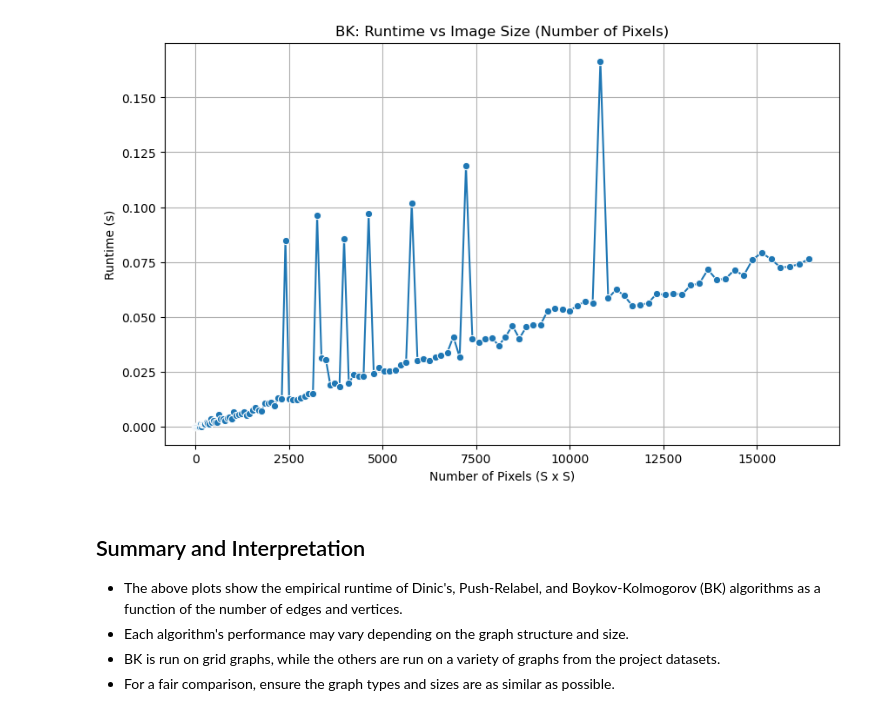
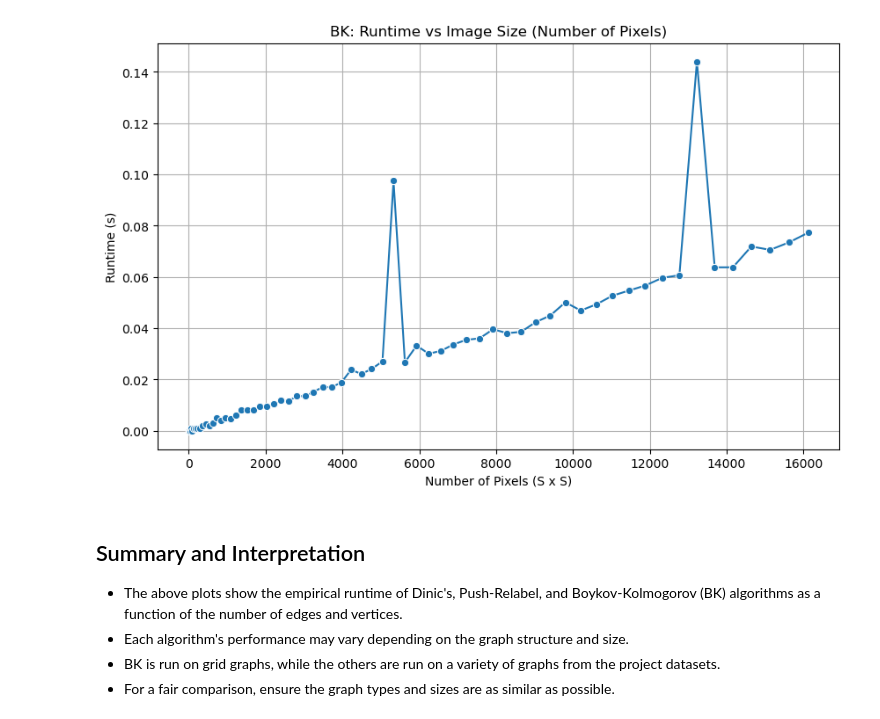
Before and after one commit to amitabh-anandpd/AAD_ProjectM25, a Jupyter notebook: main.ipynb, the cells around one changed output. Cells and saved outputs as stored; diff of their text form; code cells hidden in the pictures.

```diff
--- a/main.ipynb
+++ b/main.ipynb
@@ -298,7 +299,7 @@ plt.show()
 import numpy as np
 from PIL import Image
 
-bk_img_sizes = [i for i in range(1, 129)]
+bk_img_sizes = [i for i in range(1, 129, 2)]
 bk_img_times = []
 bk_img_pixels = []
 
@@ -307,34 +308,34 @@ for S in bk_img_sizes:
     img = (np.random.rand(S, S) > 0.5).astype(np.uint8) * 255
     # Convert to PIL Image if needed (BK may expect numpy array or PIL Image)
     # For this experiment, we assume BK can take a numpy array
     # If your BK implementation expects a file, save and reload as needed
     try:
         g = bk_mod.build_grid_graph(S, S)  # Use the same grid graph builder for image size SxS
         start = time.time()
         g.max_flow(0, 1)
         end = time.time()
         runtime = end - start
     except Exception as e:
         runtime = np.nan
     bk_img_times.append(runtime)
     bk_img_pixels.append(S * S)
 
 bk_img_df = pd.DataFrame({
     "image_size": bk_img_sizes,
     "num_pixels": bk_img_pixels,
     "runtime": bk_img_times
 })
 
 # Plot runtime vs image size (pixels)
 plt.figure(figsize=(10, 6))
 sns.lineplot(data=bk_img_df, x="num_pixels", y="runtime", marker="o")
 plt.title("BK: Runtime vs Image Size (Number of Pixels)")
 plt.xlabel("Number of Pixels (S x S)")
 plt.ylabel("Runtime (s)")
 plt.grid(True)
 plt.show()
 # %% [output]
-[figure, old version]
+[figure, new version]
 # %% [markdown]
 ## Summary and Interpretation
 
```
Also changed, not shown: parts of 5 cells of this notebook.
